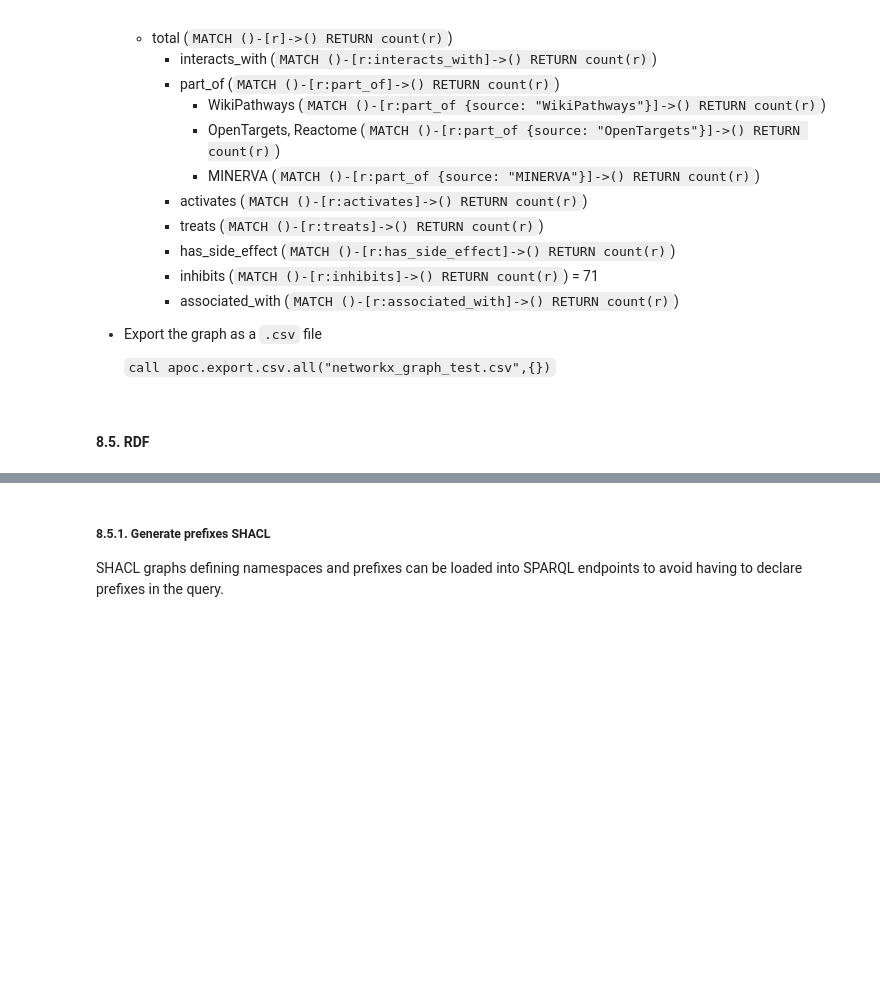
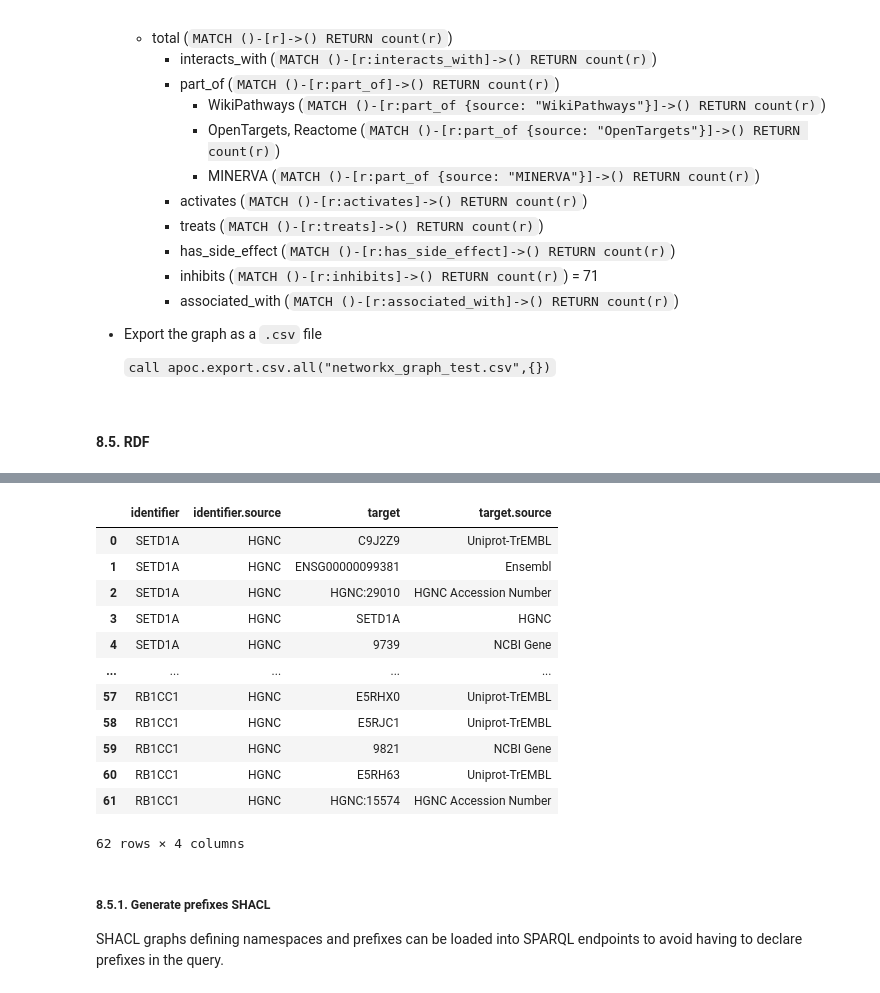
Before and after one commit to BioDataFuse/pyBiodatafuse, a Jupyter notebook: examples/01_gene_to_graph_workflow.ipynb, the cells around one changed output, grey strips where cells are left out. Saved outputs shown, nothing was run; the diff lists cells and outputs as text; code cells hidden in the pictures; blank space fills up the shorter version.

```diff
--- a/examples/01_gene_to_graph_workflow.ipynb
+++ b/examples/01_gene_to_graph_workflow.ipynb
@@ -505,3 +505,19 @@ bdf.serialize(
+# %%
+bridgedb_df
+# %% [output]
+|  | identifier | identifier.source | target | target.source |
+| 0 | SETD1A | HGNC | C9J2Z9 | Uniprot-TrEMBL |
+| 1 | SETD1A | HGNC | ENSG00000099381 | Ensembl |
+| 2 | SETD1A | HGNC | HGNC:29010 | HGNC Accession Number |
+| 3 | SETD1A | HGNC | SETD1A | HGNC |
+| 4 | SETD1A | HGNC | 9739 | NCBI Gene |
+| ... | ... | ... | ... | ... |
+| 57 | RB1CC1 | HGNC | E5RHX0 | Uniprot-TrEMBL |
+| 58 | RB1CC1 | HGNC | E5RJC1 | Uniprot-TrEMBL |
+| 59 | RB1CC1 | HGNC | 9821 | NCBI Gene |
+| 60 | RB1CC1 | HGNC | E5RH63 | Uniprot-TrEMBL |
+| 61 | RB1CC1 | HGNC | HGNC:15574 | HGNC Accession Number |
+62 rows × 4 columns
 # %% [markdown]
 ##### 8.5.1. Generate prefixes SHACL
 
```
Also changed, not shown: parts of 5 cells of this notebook, 28 other files.
